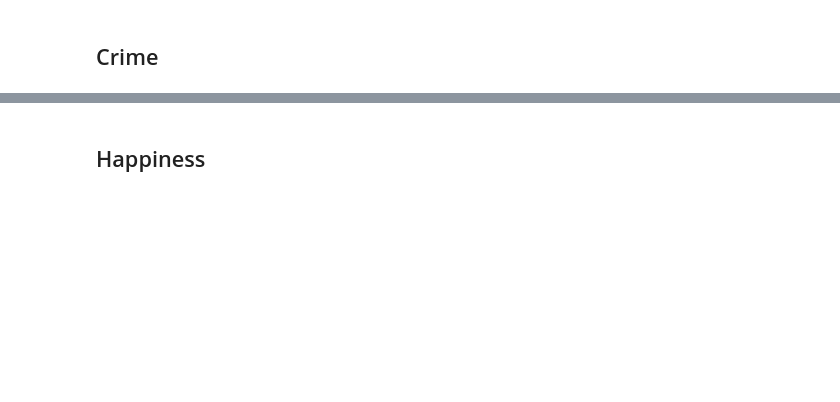
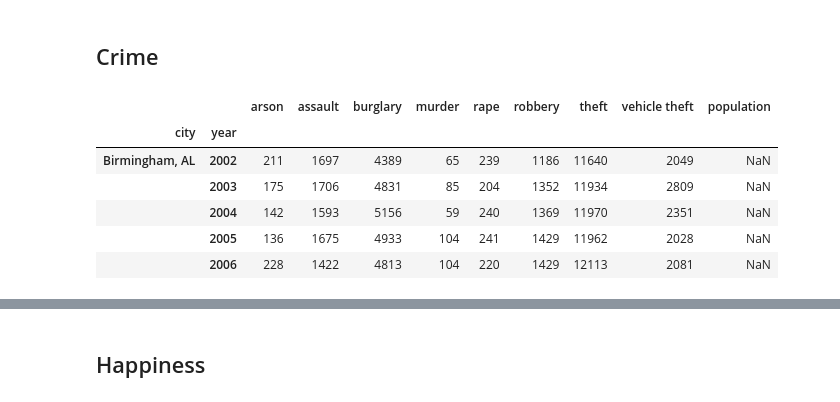
Before and after one commit to IgnacioBecerra/HappiestCity, a Jupyter notebook: FinalProject.ipynb, the cells around one changed output, grey strips where cells are left out. Cells and saved outputs as stored; diff of their text form; code cells hidden in the pictures; blank space fills up the shorter version.

Commit message:
preprocess crime data

```diff
--- a/FinalProject.ipynb
+++ b/FinalProject.ipynb
@@ -104,2 +117,14 @@ traffic.head()
 # %% [markdown]
 ## Crime
+# %%
+crime = pd.read_pickle('crime_data/crime_data.pkl')
+# %%
+crime.head()
+# %% [output]
+|  |  | arson | assault | burglary | murder | rape | robbery | theft | vehicle theft | population |
+| city | year |  |  |  |  |  |  |  |  |  |
+| Birmingham, AL | 2002 | 211 | 1697 | 4389 | 65 | 239 | 1186 | 11640 | 2049 | NaN |
+|  | 2003 | 175 | 1706 | 4831 | 85 | 204 | 1352 | 11934 | 2809 | NaN |
+|  | 2004 | 142 | 1593 | 5156 | 59 | 240 | 1369 | 11970 | 2351 | NaN |
+|  | 2005 | 136 | 1675 | 4933 | 104 | 241 | 1429 | 11962 | 2028 | NaN |
+|  | 2006 | 228 | 1422 | 4813 | 104 | 220 | 1429 | 12113 | 2081 | NaN |
```
Also changed, not shown: parts of 23 cells of this notebook.
